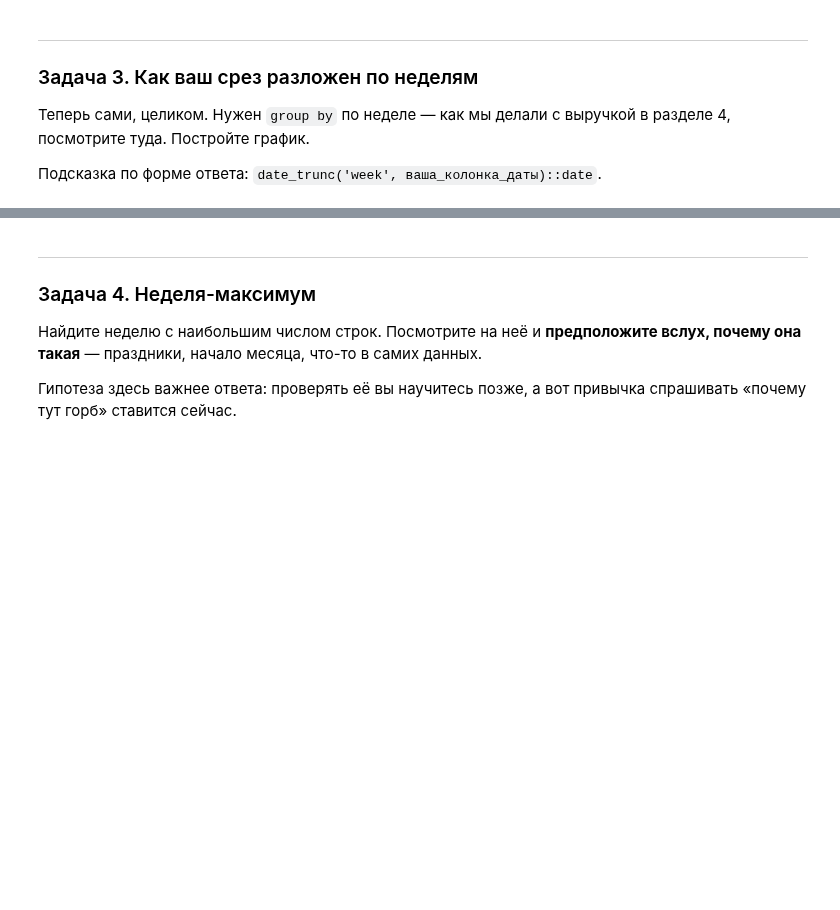
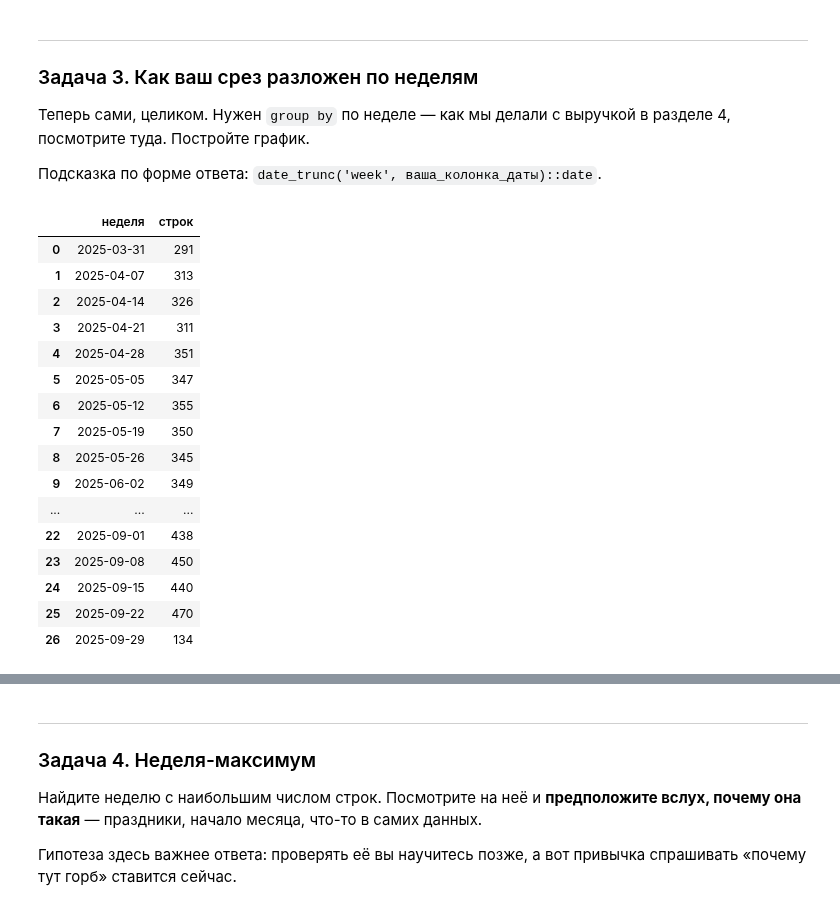
Before and after one commit to ART1X1/bpm_python_magistr, a Jupyter notebook: notebooks/seminar_1.ipynb, the cells around one changed output, grey strips where cells are left out. Drawn from its saved outputs; the diff is of its cells as text; code cells hidden in the pictures; blank space fills up the shorter version.

```diff
--- a/notebooks/seminar_1.ipynb
+++ b/notebooks/seminar_1.ipynb
@@ -524,4 +537,34 @@ total
 
 Подсказка по форме ответа: `date_trunc('week', ваша_колонка_даты)::date`.
 # %%
-# ваш запрос
+weekly = pd.read_sql("""
+select
+    date_trunc('week', created_at)::date as неделя,
+    count(*) as строк
+from prime.support_tickets
+where category = 'оплата'
+  and created_at >= '2025-04-01'
+  and created_at <  '2025-10-01'
+group by 1
+order by 1
+""", engine)
+
+weekly
+# %% [output]
+|  | неделя | строк |
+| 0 | 2025-03-31 | 291 |
+| 1 | 2025-04-07 | 313 |
+| 2 | 2025-04-14 | 326 |
+| 3 | 2025-04-21 | 311 |
+| 4 | 2025-04-28 | 351 |
+| 5 | 2025-05-05 | 347 |
+| 6 | 2025-05-12 | 355 |
+| 7 | 2025-05-19 | 350 |
+| 8 | 2025-05-26 | 345 |
+| 9 | 2025-06-02 | 349 |
+| ... | ... | ... |
+| 22 | 2025-09-01 | 438 |
+| 23 | 2025-09-08 | 450 |
+| 24 | 2025-09-15 | 440 |
+| 25 | 2025-09-22 | 470 |
+| 26 | 2025-09-29 | 134 |
```
Also changed, not shown: parts of 6 cells of this notebook, 1 other file.
